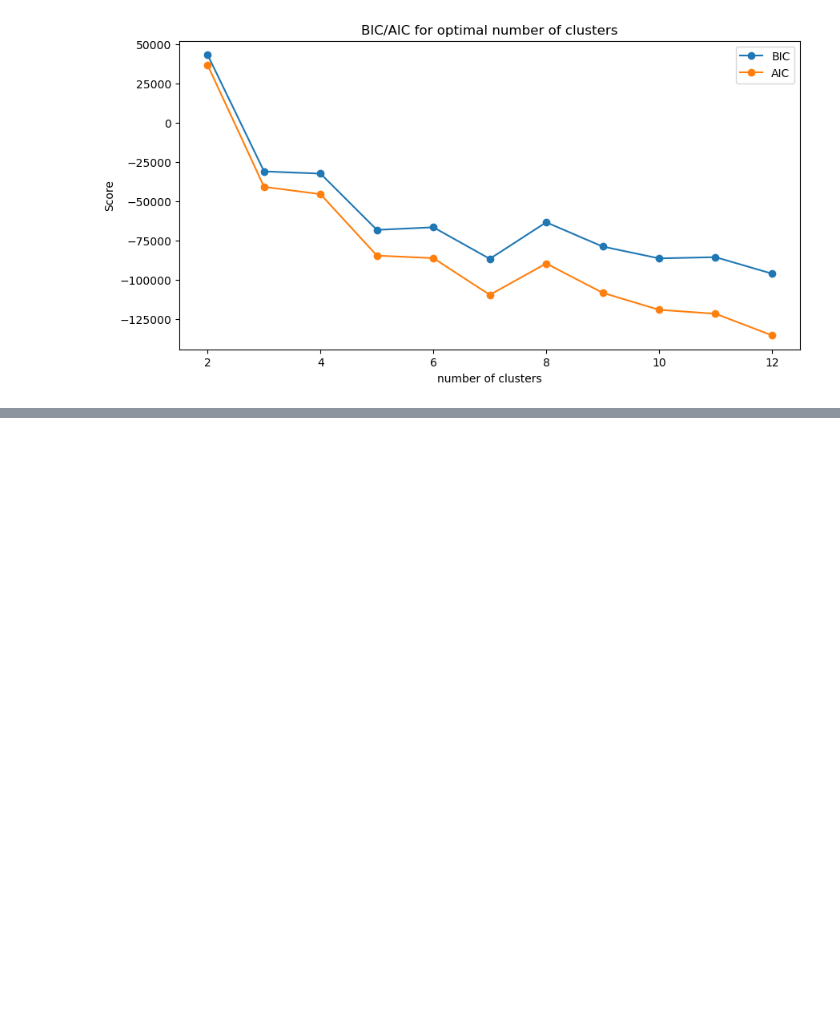
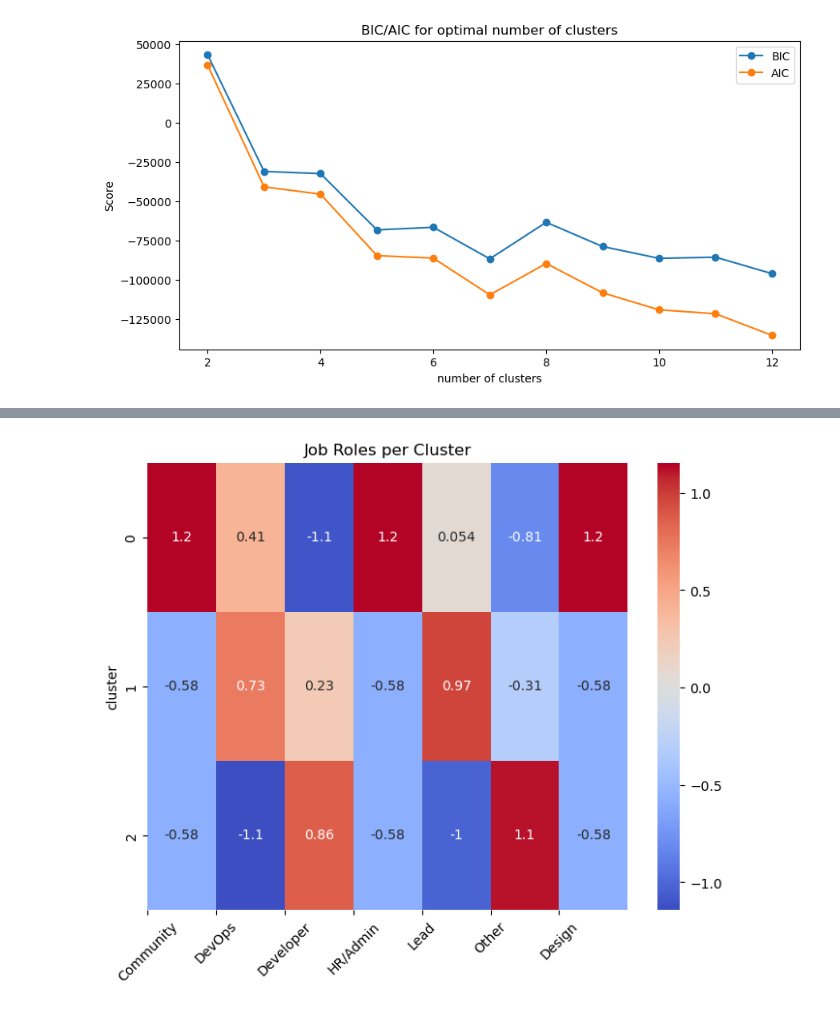
Before and after one commit to thedawid999/Health-Analysis, a Jupyter notebook: code/3_training.ipynb, the cells around one changed output, grey strips where cells are left out. Cells and saved outputs as stored; diff of their text form; code cells hidden in the pictures; blank space fills up the shorter version.

Commit message:
analysis about: gen_featuers, job roles, working countries and gender

```diff
--- a/code/3_training.ipynb
+++ b/code/3_training.ipynb
@@ -78,0 +230,21 @@ k = 10, Silhouette Score = 0.1081
+# %%
+### job roles across all clusters
+features = [
+    "Which of the following best describes your work position?_Community",
+    "Which of the following best describes your work position?_DevOps",
+    "Which of the following best describes your work position?_Developer",
+    "Which of the following best describes your work position?_HR / Admin",
+    "Which of the following best describes your work position?_Management / Lead",
+    "Which of the following best describes your work position?_Other",
+    "Which of the following best describes your work position?_Product Design"
+]
+
+plt.figure(figsize=(8, 6))
+sns.heatmap(cluster_means_std[features], cmap="coolwarm", center=0, annot=True)
+plt.title("Job Roles per Cluster")
+new_labels = ["Community", "DevOps", "Developer", "HR/Admin", "Lead", "Other", "Design"]
+plt.xticks(ticks=range(len(new_labels)), labels=new_labels, rotation=45)
+plt.savefig("job_roles_per_cluster.png", dpi=300, bbox_inches="tight")
+plt.show()
+# %% [output]
+[figure, added]
```
Also changed, not shown: parts of 21 cells of this notebook, 8 other files.
